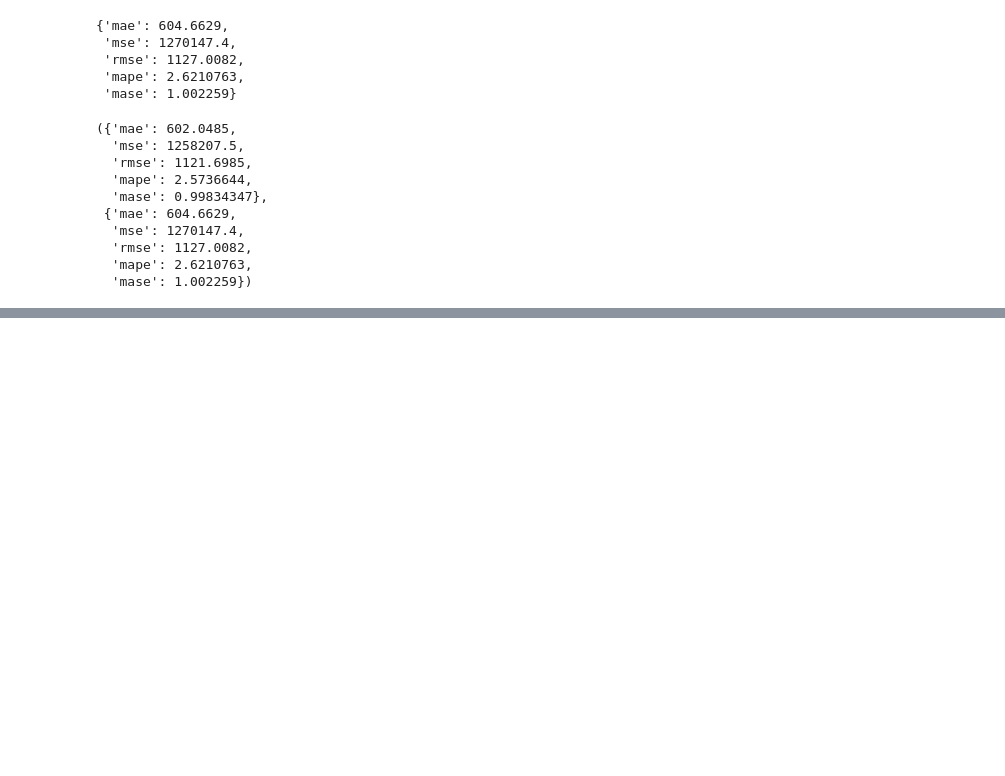
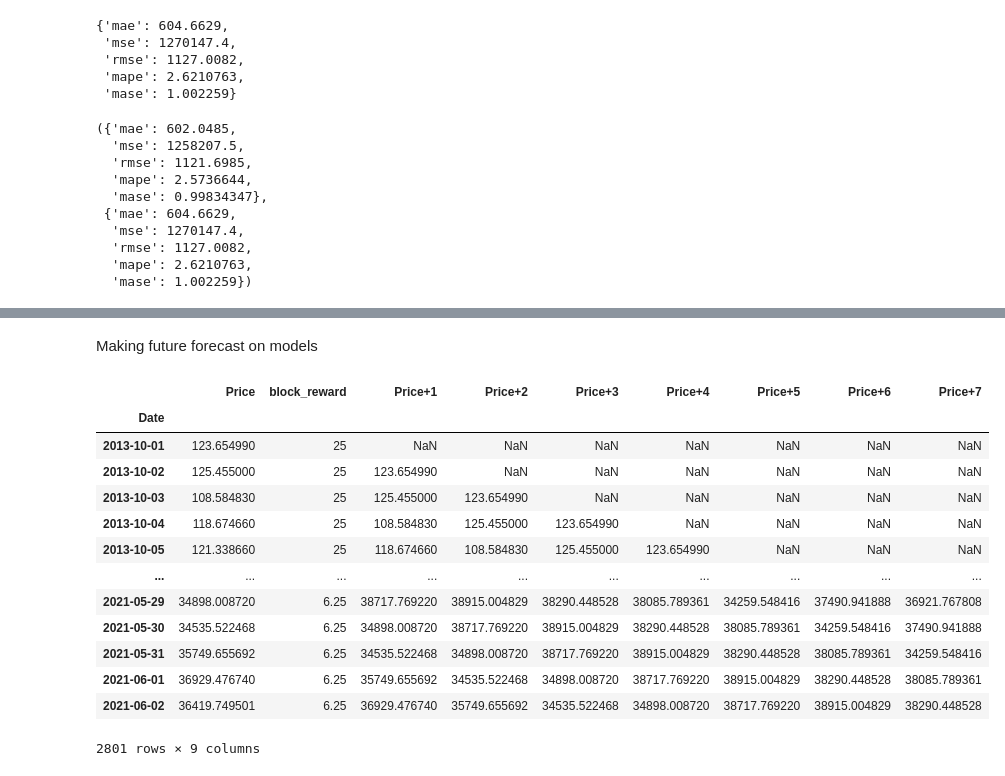
Before and after one commit to Samitkk18/Time-Series-Prediction, a Jupyter notebook: Bitcoin/time_series_BTC.ipynb, the cells around one changed output, grey strips where cells are left out. Cells and saved outputs as stored; diff of their text form; code cells hidden in the pictures; blank space fills up the shorter version.

```diff
--- a/Bitcoin/time_series_BTC.ipynb
+++ b/Bitcoin/time_series_BTC.ipynb
@@ -60,3 +60,19 @@ plt.title("Price of Bitcoin from 1 Oct 2013 to 02 Jun 2021", fontsize=16)
 plt.legend(fontsize=14);
 # %% [output]
 [figure]
+# %%
+# Importing and formatting historical Bitcoin data with Python
+import csv
+from datetime import datetime
+
+timesteps = []
+btc_price = []
+with open("BTC_USD_2013-10-01_2021-06-02-CoinDesk.csv", "r") as f:
+    csv_reader = csv.reader(f, delimiter=",") # read in the target CSV
+    next(csv_reader) # skip first line (this gets rid of the column titles)
+    for line in csv_reader:
+        timesteps.append(datetime.strptime(line[1], "%Y-%m-%d")) # get the dates as dates (not strings), strptime = string parse time
+        btc_price.append(float(line[2])) # get the closing price as float
+
+# View first 10 of each
+timesteps[:10], btc_price[:10]
@@ -858,0 +1176,19 @@ naive_results, model_6_results
+# %% [markdown]
+Making future forecast on models
+# %%
+bitcoin_prices_windowed
+# %% [output]
+|  | Price | block_reward | Price+1 | Price+2 | Price+3 | Price+4 | Price+5 | Price+6 | Price+7 |
+| Date |  |  |  |  |  |  |  |  |  |
+| 2013-10-01 | 123.654990 | 25 | NaN | NaN | NaN | NaN | NaN | NaN | NaN |
+| 2013-10-02 | 125.455000 | 25 | 123.654990 | NaN | NaN | NaN | NaN | NaN | NaN |
+| 2013-10-03 | 108.584830 | 25 | 125.455000 | 123.654990 | NaN | NaN | NaN | NaN | NaN |
+| 2013-10-04 | 118.674660 | 25 | 108.584830 | 125.455000 | 123.654990 | NaN | NaN | NaN | NaN |
+| 2013-10-05 | 121.338660 | 25 | 118.674660 | 108.584830 | 125.455000 | 123.654990 | NaN | NaN | NaN |
+| ... | ... | ... | ... | ... | ... | ... | ... | ... | ... |
+| 2021-05-29 | 34898.008720 | 6.25 | 38717.769220 | 38915.004829 | 38290.448528 | 38085.789361 | 34259.548416 | 37490.941888 | 36921.767808 |
+| 2021-05-30 | 34535.522468 | 6.25 | 34898.008720 | 38717.769220 | 38915.004829 | 38290.448528 | 38085.789361 | 34259.548416 | 37490.941888 |
+| 2021-05-31 | 35749.655692 | 6.25 | 34535.522468 | 34898.008720 | 38717.769220 | 38915.004829 | 38290.448528 | 38085.789361 | 34259.548416 |
+| 2021-06-01 | 36929.476740 | 6.25 | 35749.655692 | 34535.522468 | 34898.008720 | 38717.769220 | 38915.004829 | 38290.448528 | 38085.789361 |
+| 2021-06-02 | 36419.749501 | 6.25 | 36929.476740 | 35749.655692 | 34535.522468 | 34898.008720 | 38717.769220 | 38915.004829 | 38290.448528 |
+2801 rows × 9 columns
```
Also changed, not shown: parts of 39 cells of this notebook, 24 other files.
